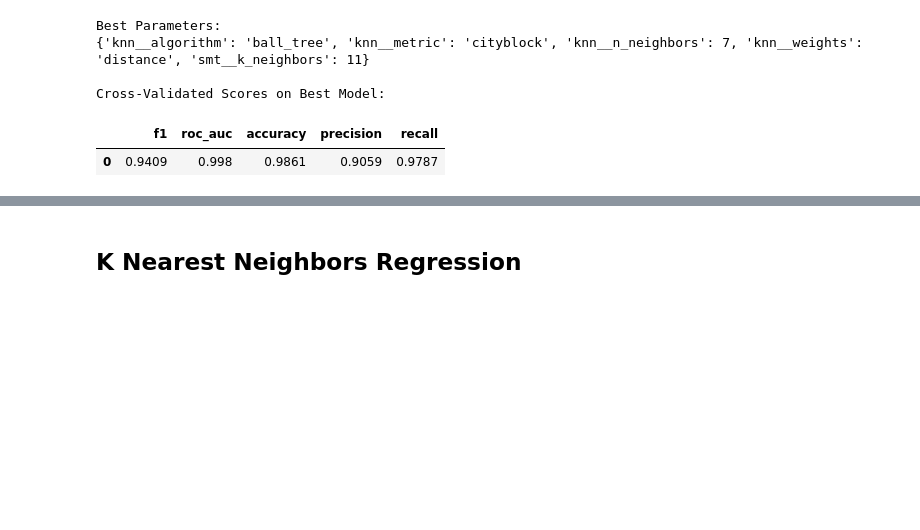
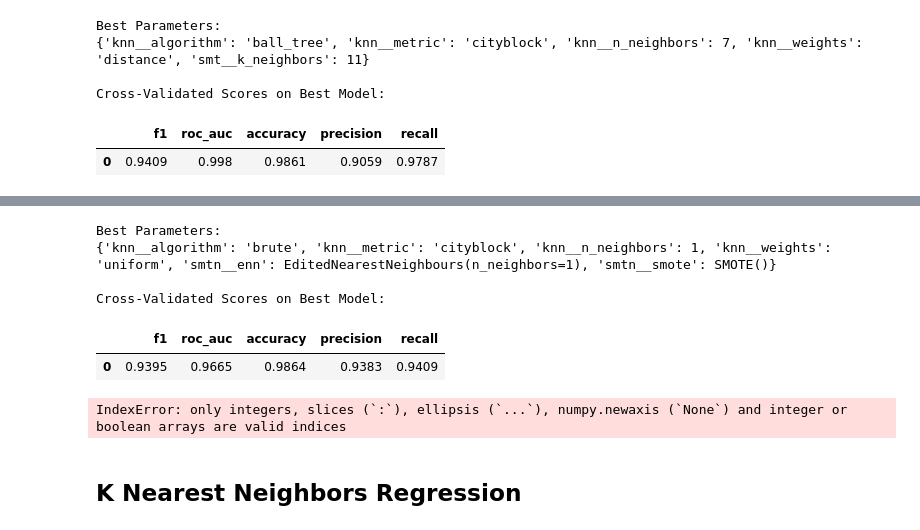
Before and after one commit to kellyshreeve/insurance, a Jupyter notebook: insurance_analysis.ipynb, the cells around one changed output, grey strips where cells are left out. Cells and saved outputs as stored; diff of their text form; code cells hidden in the pictures; blank space fills up the shorter version.

```diff
--- a/insurance_analysis.ipynb
+++ b/insurance_analysis.ipynb
@@ -422,3 +596,22 @@ knn_class_gscv_smttn.score(features_test, target_test_class)
+# %%
+smtn_knn_results_mm = gscv_results(knn_class_smtn_gscv, 'f1', 'roc_auc', 'accuracy', 'precision', 'recall')
+# %% [output]
+Best Parameters:
+{'knn__algorithm': 'brute', 'knn__metric': 'cityblock', 'knn__n_neighbors': 1, 'knn__weights': 'uniform', 'smtn__enn': EditedNearestNeighbours(n_neighbors=1), 'smtn__smote': SMOTE()}
+
+Cross-Validated Scores on Best Model:
+|  | f1 | roc_auc | accuracy | precision | recall |
+| 0 | 0.9395 | 0.9665 | 0.9864 | 0.9383 | 0.9409 |
+# %%
+results_full = (imbalanced_knn_results.append(smote_knn_results)
+                .append(smtn_knn_results).append(imbalanced_knn_results_mm)
+                .append(smote_knn_results_mm).append(smtn_knn_results_mm))
+
+results_full.index['Imbalanced KNN Stand Scale', 'SMOTE KNN Stand Scale',
+                   'SMOTEENN KNN Stand Scale', 'Imbalanced KNN MinMaxScale',
+                   'SMOTE KNN MinMaxScale', 'SMOTEENN KNN MinMaxScale']
+# %% [output]
+IndexError: only integers, slices (`:`), ellipsis (`...`), numpy.newaxis (`None`) and integer or boolean arrays are valid indices
 # %%
 # ! TRY BAYESIAN OPTIMIZATION
 # %%
```
Also changed, not shown: parts of 10 cells of this notebook.
